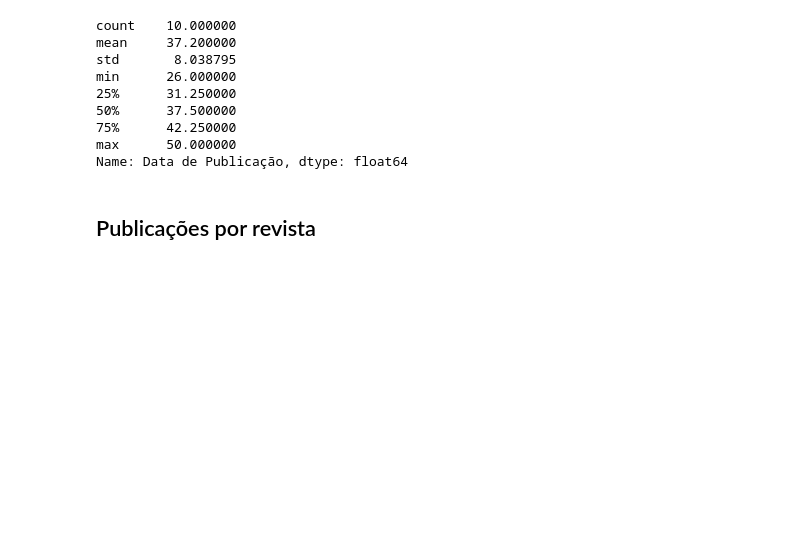
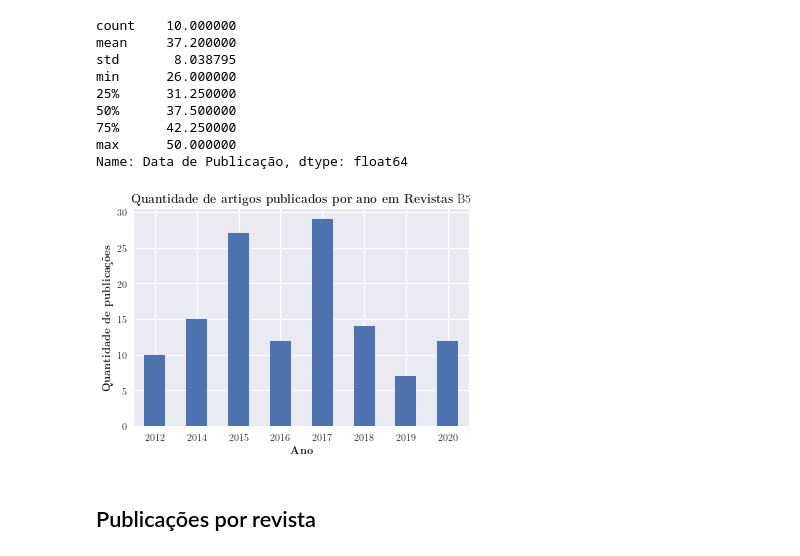
Before and after one commit to igoandrade85/contabilidade-ambiental-artigo-atual, a Jupyter notebook: src/analises.ipynb, the cells around one changed output. Cells and saved outputs as stored; diff of their text form; code cells hidden in the pictures; blank space fills up the shorter version.

```diff
--- a/src/analises.ipynb
+++ b/src/analises.ipynb
@@ -225,6 +270,19 @@ min      26.000000
 75%      42.250000
 max      50.000000
 Name: Data de Publicação, dtype: float64
+# %%
+for qualis in np.sort(df['Qualis'].unique()):
+    x = df[df['Qualis']==qualis]
+    artigos_ano_2 = x['Data de Publicação'].groupby([x['Data de Publicação'].dt.year]).agg('count')
+
+    ax = artigos_ano_2.plot.bar()
+    ax.set_xlabel(r'\textbf{Ano}')
+    ax.set_ylabel(r'\textbf{Quantidade de publicações}')
+    ax.set_title(r'\textbf{Quantidade de artigos publicados por ano em Revistas }' + qualis)
+    plt.xticks(rotation=0)
+    plt.savefig(f'../img/artigos_por_ano_{qualis}.png', dpi = 150, bbox_inches='tight')
+# %% [output]
+[figure, added]
 # %% [markdown]
 ## Publicações por revista
 # %%
```
Also changed, not shown: parts of 10 cells of this notebook, 13 other files.
